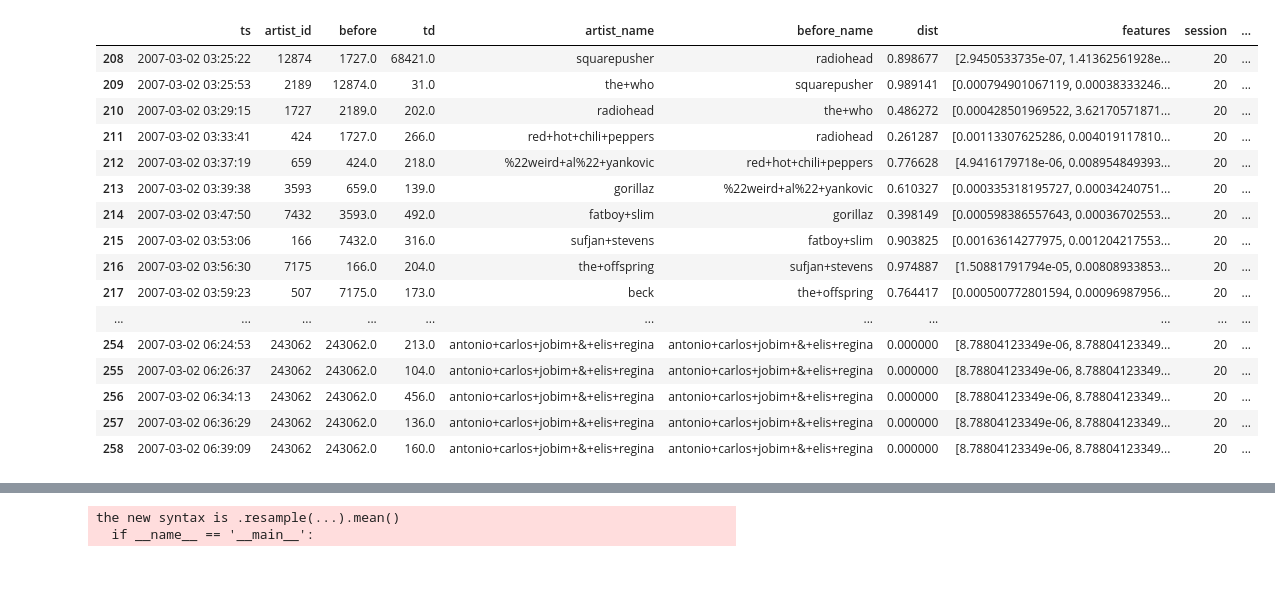
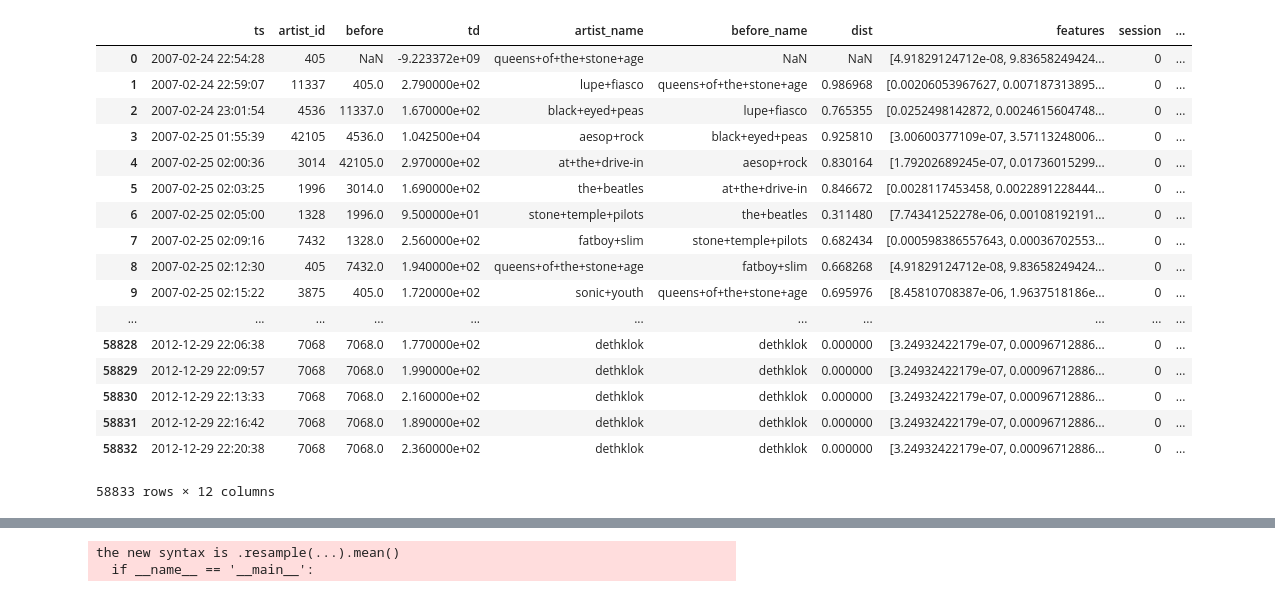
Before and after one commit to jlorince/MusicForaging, a Jupyter notebook: notebooks/my_listening.ipynb, the cells around one changed output, grey strips where cells are left out. Saved outputs shown, nothing was run; the diff lists cells and outputs as text; code cells hidden in the pictures.

```diff
--- a/notebooks/my_listening.ipynb
+++ b/notebooks/my_listening.ipynb
@@ -22,6 +20,6 @@ This non-commercial license of GraphLab Create is assigned to jlorince@indiana.e
 # %%
 # GLOBAL PARAMS
-SESSION_THRESHOLD = 1800 # 30 minutes
+SESSION_THRESHOLD = 99e99 # 30 minutes
 MIN_LENGTH = 5 # Minimum number of scrobbles in a patch
 # %%
 ### Load some example data
@@ -233,25 +231,26 @@ test['patch_idx_simple'] = indices_simple
 
 test['block'] = (test['artist_id'].shift(1) != test['artist_id']).astype(int).cumsum()
 # %%
-test[test['session']==20]
+test[test['session']==0]
 # %% [output]
 |  | ts | artist_id | before | td | artist_name | before_name | dist | features | session | ... |
-| 208 | 2007-03-02 03:25:22 | 12874 | 1727.0 | 68421.0 | squarepusher | radiohead | 0.898677 | [2.9450533735e-07, 1.41362561928e... | 20 | ... |
-| 209 | 2007-03-02 03:25:53 | 2189 | 12874.0 | 31.0 | the+who | squarepusher | 0.989141 | [0.000794901067119, 0.00038333246... | 20 | ... |
-| 210 | 2007-03-02 03:29:15 | 1727 | 2189.0 | 202.0 | radiohead | the+who | 0.486272 | [0.000428501969522, 3.62170571871... | 20 | ... |
-| 211 | 2007-03-02 03:33:41 | 424 | 1727.0 | 266.0 | red+hot+chili+peppers | radiohead | 0.261287 | [0.00113307625286, 0.004019117810... | 20 | ... |
-| 212 | 2007-03-02 03:37:19 | 659 | 424.0 | 218.0 | %22weird+al%22+yankovic | red+hot+chili+peppers | 0.776628 | [4.9416179718e-06, 0.008954849393... | 20 | ... |
-| 213 | 2007-03-02 03:39:38 | 3593 | 659.0 | 139.0 | gorillaz | %22weird+al%22+yankovic | 0.610327 | [0.000335318195727, 0.00034240751... | 20 | ... |
-| 214 | 2007-03-02 03:47:50 | 7432 | 3593.0 | 492.0 | fatboy+slim | gorillaz | 0.398149 | [0.000598386557643, 0.00036702553... | 20 | ... |
-| 215 | 2007-03-02 03:53:06 | 166 | 7432.0 | 316.0 | sufjan+stevens | fatboy+slim | 0.903825 | [0.00163614277975, 0.001204217553... | 20 | ... |
-| 216 | 2007-03-02 03:56:30 | 7175 | 166.0 | 204.0 | the+offspring | sufjan+stevens | 0.974887 | [1.50881791794e-05, 0.00808933853... | 20 | ... |
-| 217 | 2007-03-02 03:59:23 | 507 | 7175.0 | 173.0 | beck | the+offspring | 0.764417 | [0.000500772801594, 0.00096987956... | 20 | ... |
+| 0 | 2007-02-24 22:54:28 | 405 | NaN | -9.223372e+09 | queens+of+the+stone+age | NaN | NaN | [4.91829124712e-08, 9.83658249424... | 0 | ... |
+| 1 | 2007-02-24 22:59:07 | 11337 | 405.0 | 2.790000e+02 | lupe+fiasco | queens+of+the+stone+age | 0.986968 | [0.00206053967627, 0.007187313895... | 0 | ... |
+| 2 | 2007-02-24 23:01:54 | 4536 | 11337.0 | 1.670000e+02 | black+eyed+peas | lupe+fiasco | 0.765355 | [0.0252498142872, 0.0024615604748... | 0 | ... |
+| 3 | 2007-02-25 01:55:39 | 42105 | 4536.0 | 1.042500e+04 | aesop+rock | black+eyed+peas | 0.925810 | [3.00600377109e-07, 3.57113248006... | 0 | ... |
+| 4 | 2007-02-25 02:00:36 | 3014 | 42105.0 | 2.970000e+02 | at+the+drive-in | aesop+rock | 0.830164 | [1.79202689245e-07, 0.01736015299... | 0 | ... |
+| 5 | 2007-02-25 02:03:25 | 1996 | 3014.0 | 1.690000e+02 | the+beatles | at+the+drive-in | 0.846672 | [0.0028117453458, 0.0022891228444... | 0 | ... |
+| 6 | 2007-02-25 02:05:00 | 1328 | 1996.0 | 9.500000e+01 | stone+temple+pilots | the+beatles | 0.311480 | [7.74341252278e-06, 0.00108192191... | 0 | ... |
+| 7 | 2007-02-25 02:09:16 | 7432 | 1328.0 | 2.560000e+02 | fatboy+slim | stone+temple+pilots | 0.682434 | [0.000598386557643, 0.00036702553... | 0 | ... |
+| 8 | 2007-02-25 02:12:30 | 405 | 7432.0 | 1.940000e+02 | queens+of+the+stone+age | fatboy+slim | 0.668268 | [4.91829124712e-08, 9.83658249424... | 0 | ... |
+| 9 | 2007-02-25 02:15:22 | 3875 | 405.0 | 1.720000e+02 | sonic+youth | queens+of+the+stone+age | 0.695976 | [8.45810708387e-06, 1.9637518186e... | 0 | ... |
 | ... | ... | ... | ... | ... | ... | ... | ... | ... | ... | ... |
-| 254 | 2007-03-02 06:24:53 | 243062 | 243062.0 | 213.0 | antonio+carlos+jobim+&+elis+regina | antonio+carlos+jobim+&+elis+regina | 0.000000 | [8.78804123349e-06, 8.78804123349... | 20 | ... |
-| 255 | 2007-03-02 06:26:37 | 243062 | 243062.0 | 104.0 | antonio+carlos+jobim+&+elis+regina | antonio+carlos+jobim+&+elis+regina | 0.000000 | [8.78804123349e-06, 8.78804123349... | 20 | ... |
-| 256 | 2007-03-02 06:34:13 | 243062 | 243062.0 | 456.0 | antonio+carlos+jobim+&+elis+regina | antonio+carlos+jobim+&+elis+regina | 0.000000 | [8.78804123349e-06, 8.78804123349... | 20 | ... |
-| 257 | 2007-03-02 06:36:29 | 243062 | 243062.0 | 136.0 | antonio+carlos+jobim+&+elis+regina | antonio+carlos+jobim+&+elis+regina | 0.000000 | [8.78804123349e-06, 8.78804123349... | 20 | ... |
-| 258 | 2007-03-02 06:39:09 | 243062 | 243062.0 | 160.0 | antonio+carlos+jobim+&+elis+regina | antonio+carlos+jobim+&+elis+regina | 0.000000 | [8.78804123349e-06, 8.78804123349... | 20 | ... |
+| 58828 | 2012-12-29 22:06:38 | 7068 | 7068.0 | 1.770000e+02 | dethklok | dethklok | 0.000000 | [3.24932422179e-07, 0.00096712886... | 0 | ... |
+| 58829 | 2012-12-29 22:09:57 | 7068 | 7068.0 | 1.990000e+02 | dethklok | dethklok | 0.000000 | [3.24932422179e-07, 0.00096712886... | 0 | ... |
+| 58830 | 2012-12-29 22:13:33 | 7068 | 7068.0 | 2.160000e+02 | dethklok | dethklok | 0.000000 | [3.24932422179e-07, 0.00096712886... | 0 | ... |
+| 58831 | 2012-12-29 22:16:42 | 7068 | 7068.0 | 1.890000e+02 | dethklok | dethklok | 0.000000 | [3.24932422179e-07, 0.00096712886... | 0 | ... |
+| 58832 | 2012-12-29 22:20:38 | 7068 | 7068.0 | 2.360000e+02 | dethklok | dethklok | 0.000000 | [3.24932422179e-07, 0.00096712886... | 0 | ... |
+58833 rows × 12 columns
 # %%
 # patch summary data methods
 
```
Also changed, not shown: parts of 14 cells of this notebook, 10 other files.
